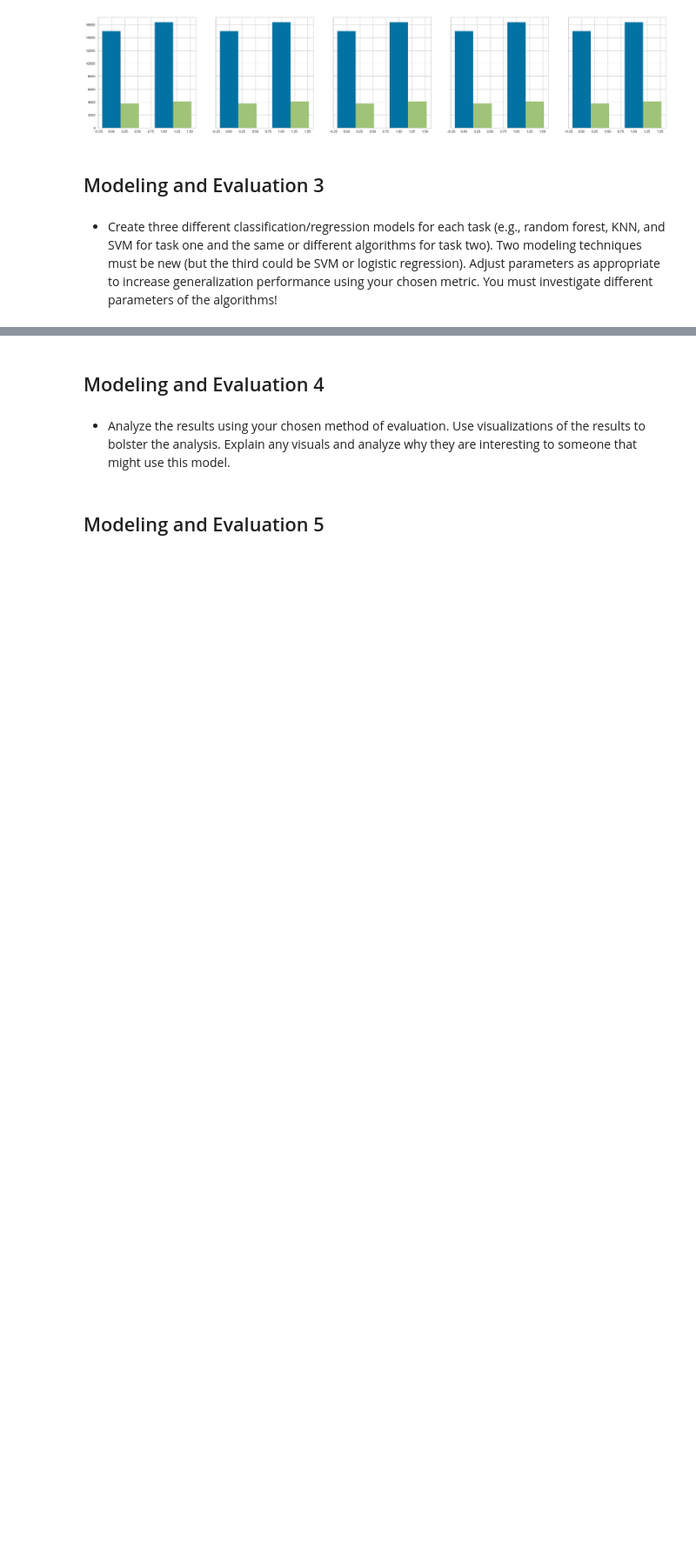
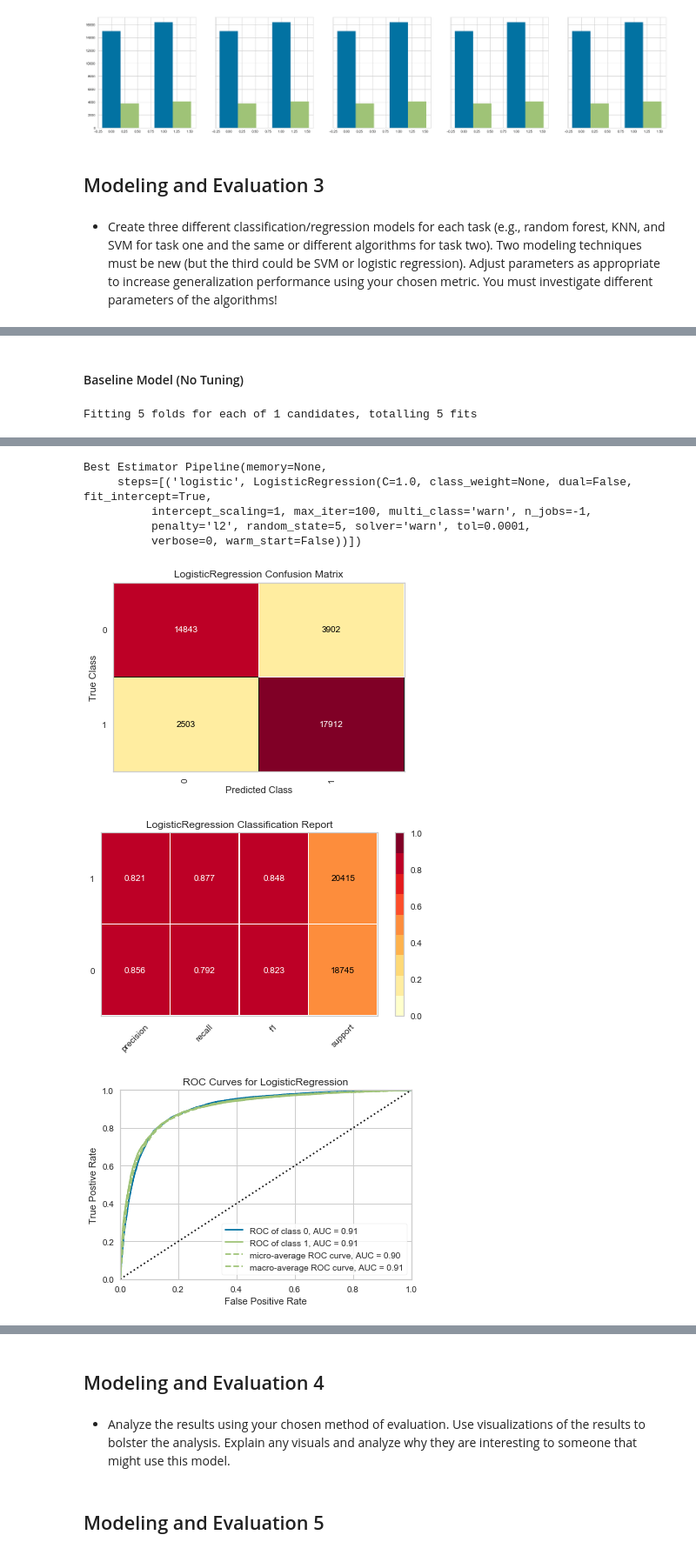
Before and after one commit to fastest-parrot/ml1-lab1, a Jupyter notebook: LAB2 SK.ipynb, the cells around one changed output, grey strips where cells are left out. Shown at 87% size. Cells and saved outputs as stored; diff of their text form; code cells hidden in the pictures; blank space fills up the shorter version.

```diff
--- a/LAB2 SK.ipynb
+++ b/LAB2 SK.ipynb
@@ -270,20 +262,30 @@ features.shape, target.shape
 - After each train/test split is created, we will transform the data (OHE and normalization/impution) before passing the train/test sets to the classifier.
 # %%
 n_splits = 5
-cv = StratifiedShuffleSplit(n_splits,test_size=.2, train_size=.8, random_state=5)
+cv = StratifiedShuffleSplit(n_splits,test_size=.2, train_size=.8, random_state=random_state)
 support = []
 fold = 0
+features_xform = transform_data(features)
 fig, ax = plt.subplots(1, 5, sharey=True, figsize=(30, 6))
-
+all_train = []
+all_test = []
 for trainidx, testidx in cv.split(features, target):
-    X_train = features.iloc[trainidx]
-    X_test = features.iloc[testidx]
+    X_train = features_xform.iloc[trainidx]
+    X_test = features_xform.iloc[testidx]
     y_train = target.iloc[trainidx]
     y_test = target.iloc[testidx]
     classes_test = ClassBalance(labels=['Entire home/apt', 'Private room'], ax=ax[fold])
     classes_test.fit(y_train['Response'], y_test['Response'])
     support.append(classes_test.support_)
+    [all_train.append(x) for x in trainidx]
+    [all_test.append(x) for x in testidx]
     fold = fold + 1
     #print(f'{len(X_train)}, {len(y_train)}')
     #print(f'{len(X_test)}, {len(y_test)}')
+
+all_train_features = features_xform.iloc[all_train]
+all_train_target = target.iloc[all_train]
+all_test_features = features_xform.iloc[all_test]
+all_test_target = target.iloc[all_test]
+features_xform.describe()
 # %% [output]
@@ -304,0 +336,30 @@ for trainidx, testidx in cv.split(features, target):
+# %%
+scoring = {
+            'Accuracy':'accuracy'
+            , 'F-1 Score':'f1'
+            , 'AUC':'roc_auc'}
+# %% [markdown]
+#### Baseline Model (No Tuning)
+# %%
+logistic = LogisticRegression(
+    fit_intercept=True # always fit an intercept term
+    ,n_jobs=-1 # use all processors
+)
+pipe = Pipeline(steps=[('logistic', logistic)])
+clf = GridSearchCV(pipe
+                   , cv=cv
+                   ,param_grid = {'logistic__random_state':[random_state]}
+                   , verbose=True
+                   , n_jobs=-1
+                   , scoring=scoring
+                   , refit='AUC'
+                   , error_score=0.0)
+baseline_clf = clf.fit(features_xform, target.values.ravel())
+print(f'Best Estimator {baseline_clf.best_estimator_}')
+analyze_classifier(baseline_clf.best_estimator_
+                   , all_train_features
+                   , all_test_features
+                   , all_train_target
+                   , all_test_target)
+# %% [output]
+Fitting 5 folds for each of 1 candidates, totalling 5 fits
@@ -304,0 +369,8 @@ for trainidx, testidx in cv.split(features, target):
+Best Estimator Pipeline(memory=None,
+     steps=[('logistic', LogisticRegression(C=1.0, class_weight=None, dual=False, fit_intercept=True,
+          intercept_scaling=1, max_iter=100, multi_class='warn', n_jobs=-1,
+          penalty='l2', random_state=5, solver='warn', tol=0.0001,
+          verbose=0, warm_start=False))])
+[figure, added]
+[figure, added]
+[figure, added]
```
Also changed, not shown: parts of 19 cells of this notebook, 4 other files.
